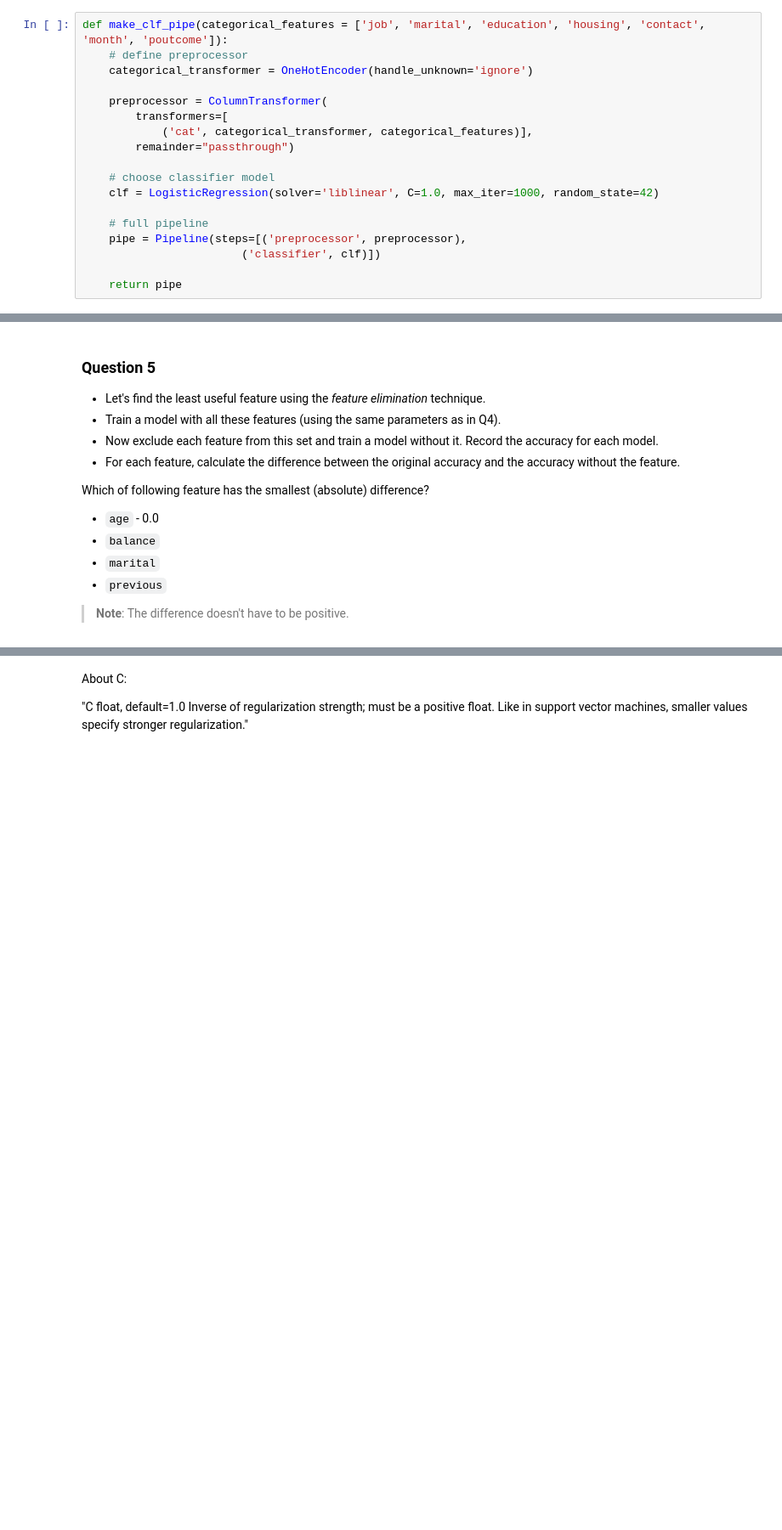
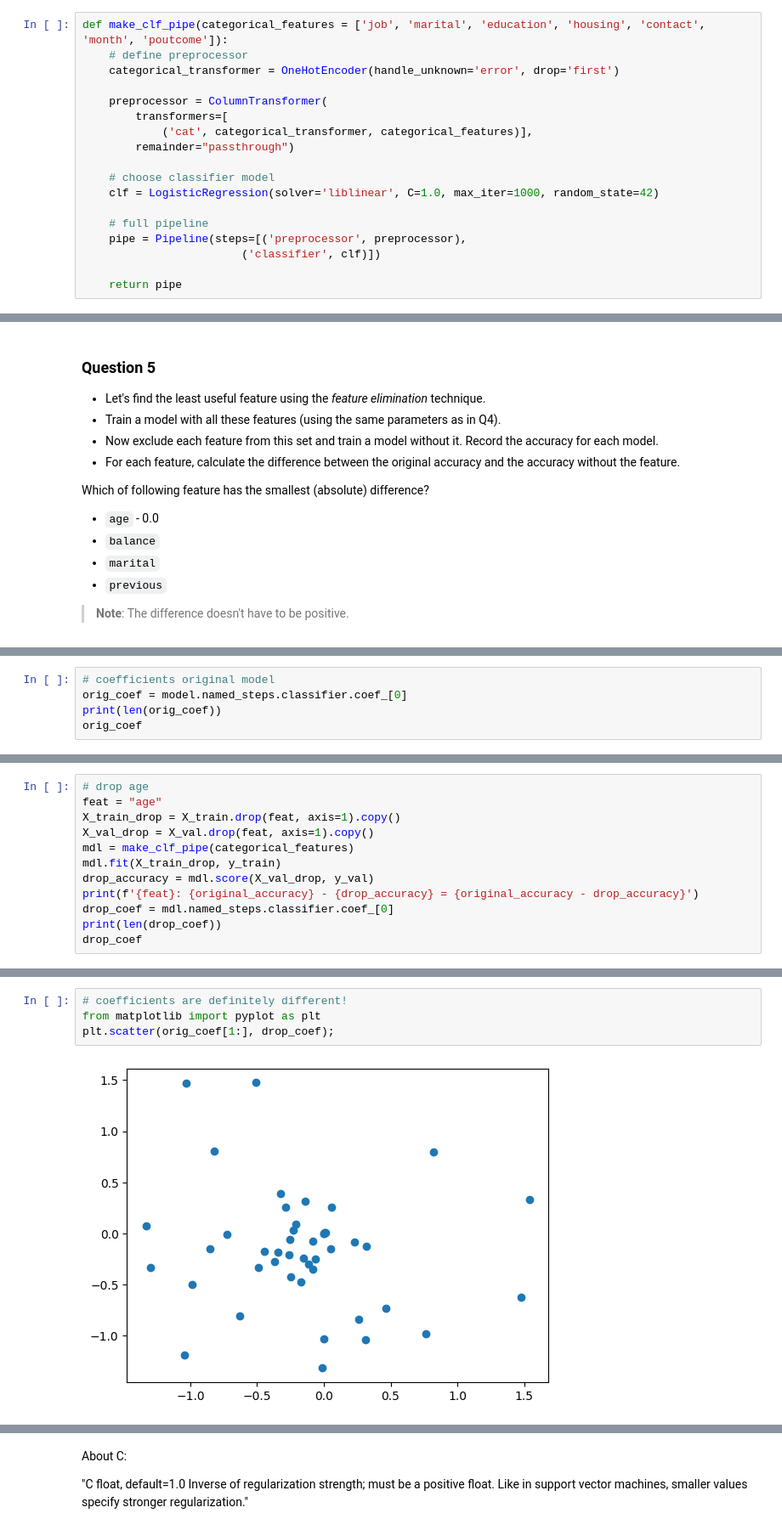
Before and after one commit to slebedeva/ml-zoomcamp-2024, a Jupyter notebook: Notebooks/homework03.ipynb, the cells around one changed output, grey strips where cells are left out. Shown at 85% size. Drawn from its saved outputs; the diff is of its cells as text; blank space fills up the shorter version.

Commit message:
now supposedly correct hw Q5 with drop=first in OneHotEncoder

```diff
--- a/Notebooks/homework03.ipynb
+++ b/Notebooks/homework03.ipynb
@@ -259,7 +262,7 @@ check out: https://stackoverflow.com/a/48673850
 # %%
 def make_clf_pipe(categorical_features = ['job', 'marital', 'education', 'housing', 'contact', 'month', 'poutcome']):
     # define preprocessor
-    categorical_transformer = OneHotEncoder(handle_unknown='ignore')
+    categorical_transformer = OneHotEncoder(handle_unknown='error', drop='first')
 
     preprocessor = ColumnTransformer(
         transformers=[
@@ -357,0 +377,5 @@ previous: 0.9009068790090687 - 0.9011280690112807 = -0.0002211900022119906
+# %%
+# coefficients original model
+orig_coef = model.named_steps.classifier.coef_[0]
+print(len(orig_coef))
+orig_coef
@@ -357,0 +403,12 @@ previous: 0.9009068790090687 - 0.9011280690112807 = -0.0002211900022119906
+# %%
+# drop age
+feat = "age"
+X_train_drop = X_train.drop(feat, axis=1).copy()
+X_val_drop = X_val.drop(feat, axis=1).copy()
+mdl = make_clf_pipe(categorical_features)
+mdl.fit(X_train_drop, y_train)
+drop_accuracy = mdl.score(X_val_drop, y_val)
+print(f'{feat}: {original_accuracy} - {drop_accuracy} = {original_accuracy - drop_accuracy}')
+drop_coef = mdl.named_steps.classifier.coef_[0]
+print(len(drop_coef))
+drop_coef
@@ -357,0 +430,6 @@ previous: 0.9009068790090687 - 0.9011280690112807 = -0.0002211900022119906
+# %%
+# coefficients are definitely different!
+from matplotlib import pyplot as plt
+plt.scatter(orig_coef[1:], drop_coef);
+# %% [output]
+[figure, added]
```
Also changed, not shown: parts of 25 cells of this notebook.
